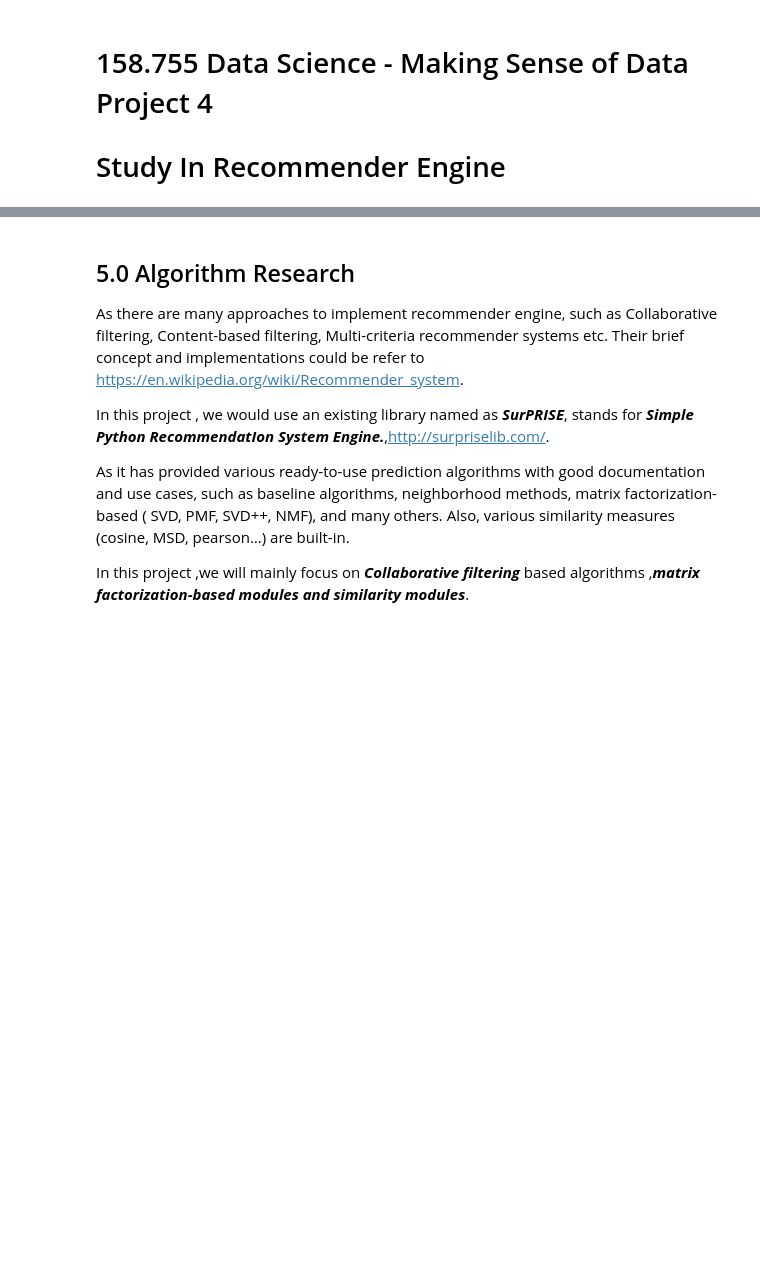
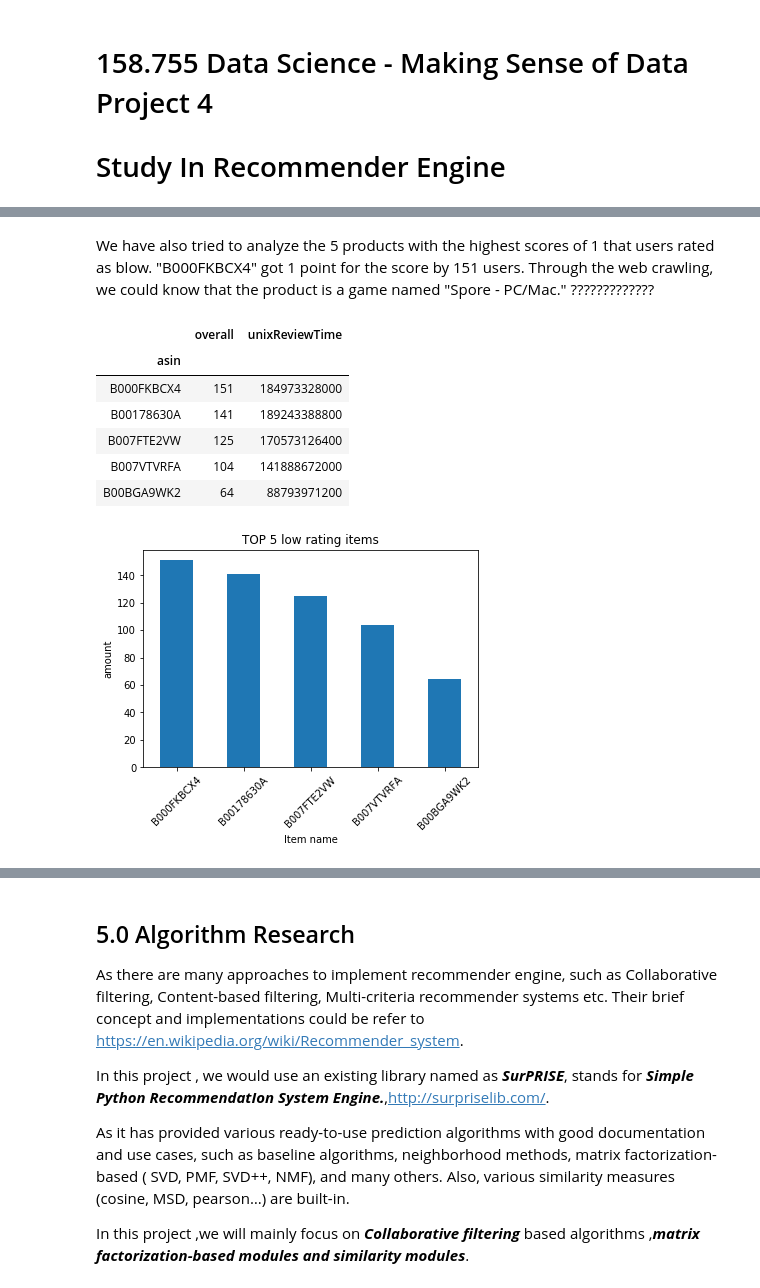
Before and after one commit to zwan074/Data-Assignment-3, a Jupyter notebook: Vincent/Draft_report.ipynb, the cells around one changed output, grey strips where cells are left out. Cells and saved outputs as stored; diff of their text form; code cells hidden in the pictures; blank space fills up the shorter version.

```diff
--- a/Vincent/Draft_report.ipynb
+++ b/Vincent/Draft_report.ipynb
@@ -56,0 +129,20 @@ The following code/function has demonstrated the implementation of this process:
+# %% [markdown]
+We have also tried to analyze the 5 products with the highest scores of 1 that users rated as blow. "B000FKBCX4" got 1 point for the score by 151 users. Through the web crawling, we could know that the product is a game named "Spore - PC/Mac."  ?????????????
+# %%
+top_5_items = data[data['overall']==1].groupby('asin').sum().sort_values(by="overall",ascending=False).head()
+# top_5_items.plot()
+top_5_items['overall'].plot.bar()
+plt.ylabel("amount")
+plt.xlabel("Item name" )
+plt.xticks(rotation=45)
+plt.title("TOP 5 low rating items")
+(top_5_items)
+# %% [output]
+|  | overall | unixReviewTime |
+| asin |  |  |
+| B000FKBCX4 | 151 | 184973328000 |
+| B00178630A | 141 | 189243388800 |
+| B007FTE2VW | 125 | 170573126400 |
+| B007VTVRFA | 104 | 141888672000 |
+| B00BGA9WK2 | 64 | 88793971200 |
+[figure, added]
```
Also changed, not shown: parts of 26 cells of this notebook, 1 other file.
